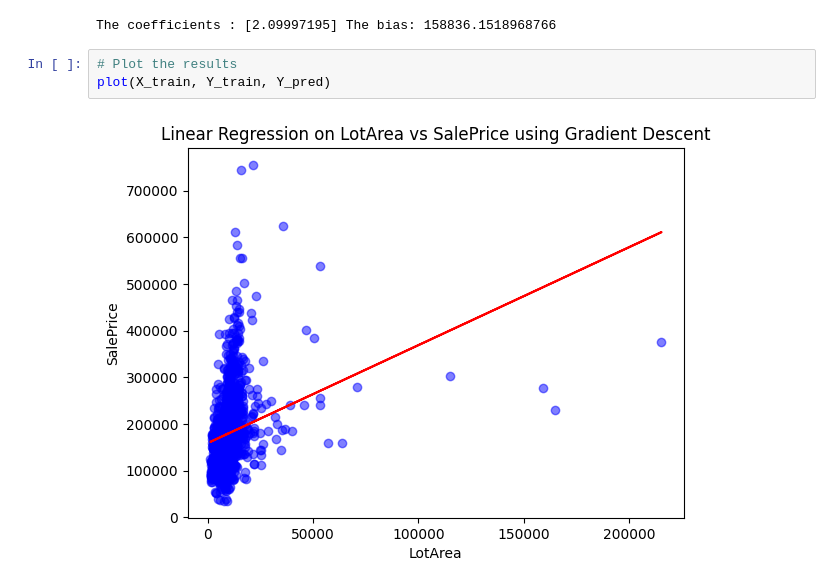
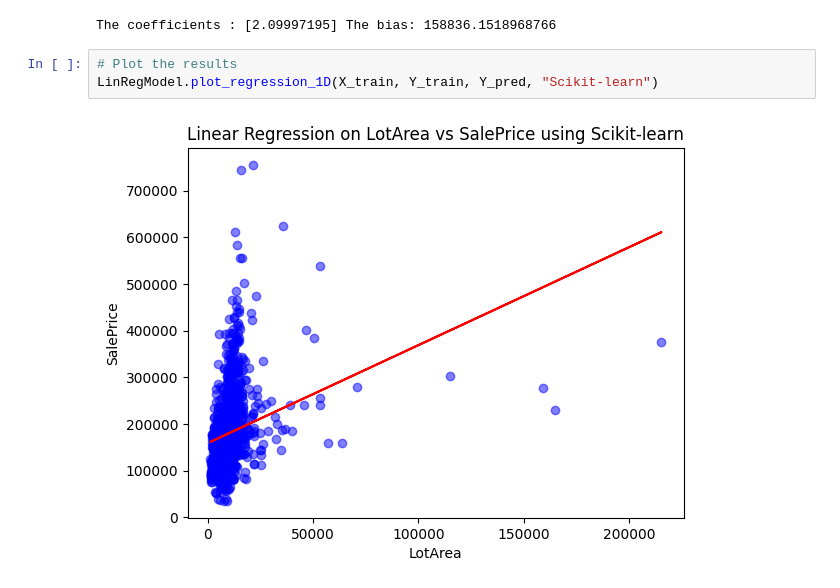
Before and after one commit to akef215/ml_from_scratch, a Jupyter notebook: regression_lineaire/exemple/demo.ipynb, the cells around one changed output. Drawn from its saved outputs; the diff is of its cells as text.

```diff
--- a/regression_lineaire/exemple/demo.ipynb
+++ b/regression_lineaire/exemple/demo.ipynb
@@ -160,6 +143,6 @@ print("The coefficients :", model.coef_, "The bias:", model.intercept_)
 The coefficients : [2.09997195] The bias: 158836.1518968766
 # %%
 # Plot the results
-plot(X_train, Y_train, Y_pred)
+LinRegModel.plot_regression_1D(X_train, Y_train, Y_pred, "Scikit-learn")
 # %% [output]
-[figure, old version]
+[figure, new version]
```
Also changed, not shown: parts of 6 cells of this notebook, 14 other files.
